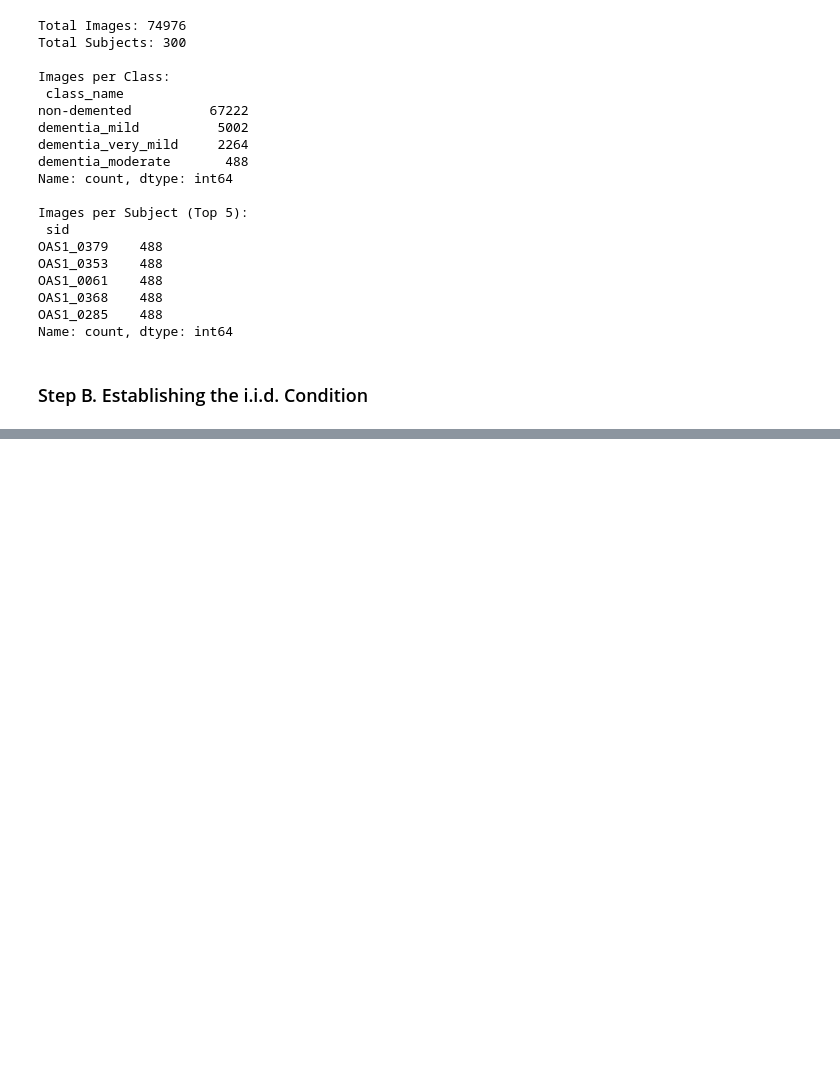
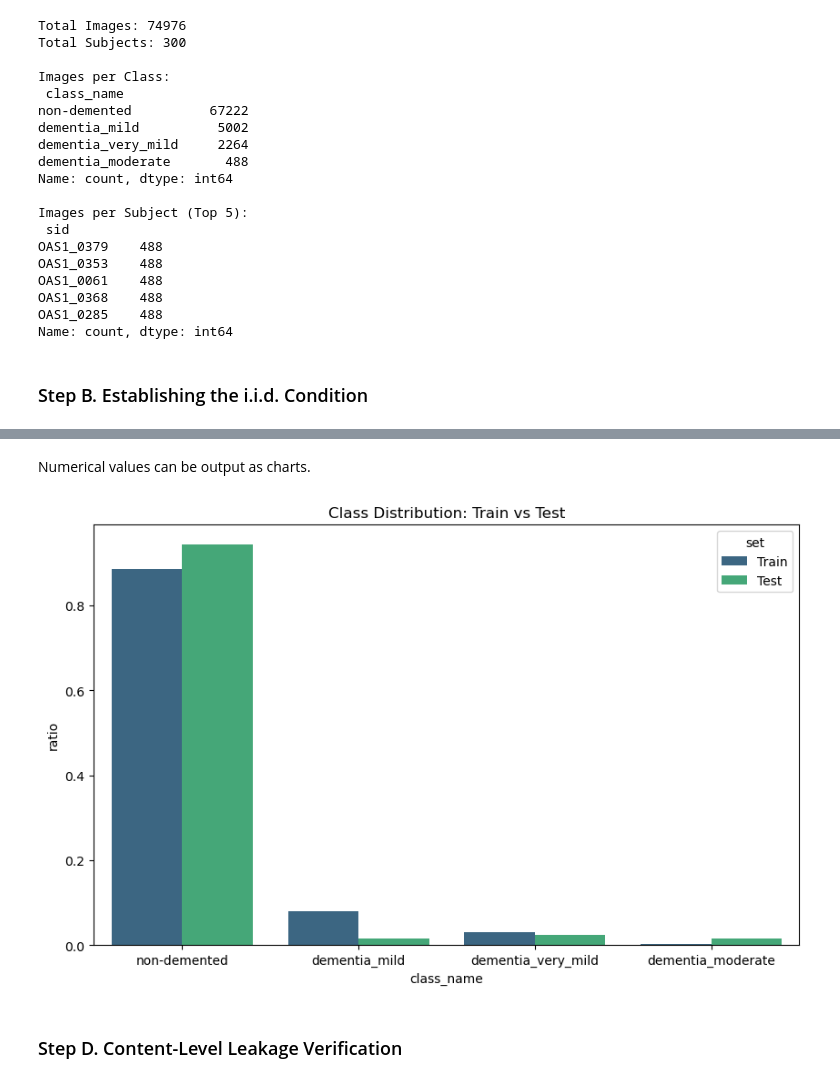
Before and after one commit to csning1998/biomedical-ml-oasis-data, a Jupyter notebook: work.ipynb, the cells around one changed output, grey strips where cells are left out. Drawn from its saved outputs; the diff is of its cells as text; code cells hidden in the pictures; blank space fills up the shorter version.

```diff
--- a/work.ipynb
+++ b/work.ipynb
@@ -233,0 +310,18 @@ The statistical sampling methods can be categorized into:
+# %%
+# Compute class ratios for Train and Test sets
+dist_train = df_train['class_name'].value_counts(normalize=True).reset_index()
+dist_train.columns = ['class_name', 'ratio']
+dist_train['set'] = 'Train'
+
+dist_test = df_test['class_name'].value_counts(normalize=True).reset_index()
+dist_test.columns = ['class_name', 'ratio']
+dist_test['set'] = 'Test'
+
+# Combine for visualization
+dist_comparison = pd.concat([dist_train, dist_test])
+
+# Print class ratios comparison
+print("Class Ratios Comparison:")
+print(dist_comparison.pivot(index='class_name', columns='set', values='ratio'))
+
+assert set(df_train['sid']).intersection(set(df_test['sid'])) == set(), "Data Leakage."
@@ -233,0 +336,21 @@ The statistical sampling methods can be categorized into:
+# %% [markdown]
+Numerical values can be output as charts.
+# %%
+import matplotlib.pyplot as plt
+import seaborn as sns
+
+fig, ax = plt.subplots(figsize=(10, 6))
+sns.barplot(
+    data=dist_comparison,
+    x='class_name',
+    y='ratio',
+    hue='set',
+    palette='viridis',
+    ax=ax
+)
+ax.set_title("Class Distribution: Train vs Test")
+plt.show()
+# %% [output]
+[figure, added]
+# %% [markdown]
+### Step D. Content-Level Leakage Verification
```
Also changed, not shown: parts of 68 cells of this notebook, 1 other file.
